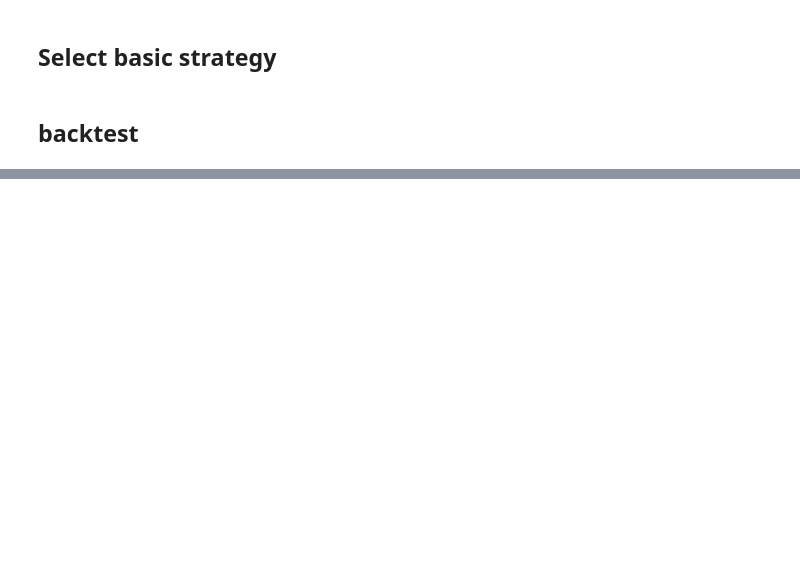
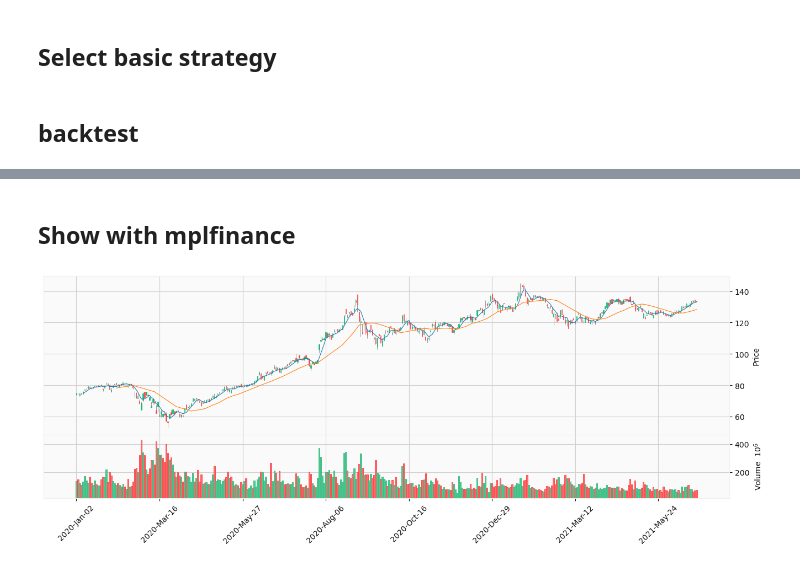
Before and after one commit to ottomossei/bwb, a Jupyter notebook: examples/BasicBacktesting.ipynb, the cells around one changed output, grey strips where cells are left out. Saved outputs shown, nothing was run; the diff lists cells and outputs as text; code cells hidden in the pictures; blank space fills up the shorter version.

```diff
--- a/examples/BasicBacktesting.ipynb
+++ b/examples/BasicBacktesting.ipynb
@@ -72,0 +80,9 @@ HTML(data)
+# %% [markdown]
+## Show with mplfinance
+# %%
+import mplfinance as mpf
+# Show with Jupyter Notebook
+mpf.plot(candle, type='candle', figratio=(12,4),
+         volume=True, mav=(5, 25), style='yahoo')
+# %% [output]
+[figure, added]
```
Also changed, not shown: parts of 6 cells of this notebook.
